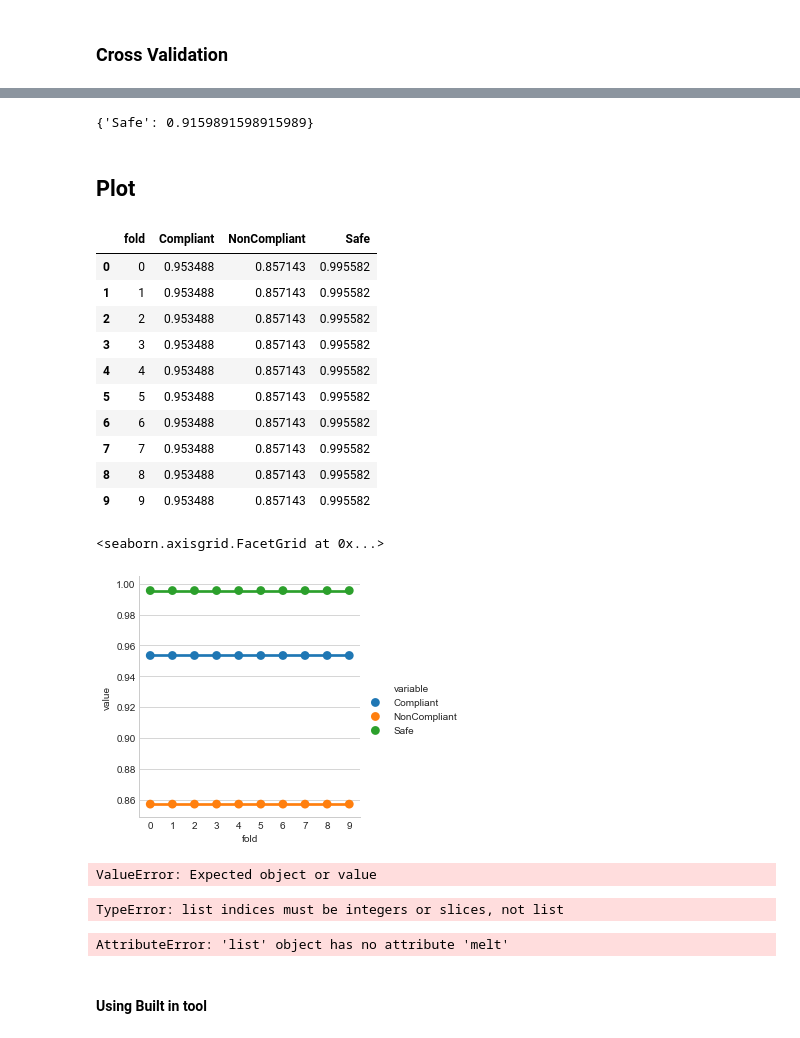
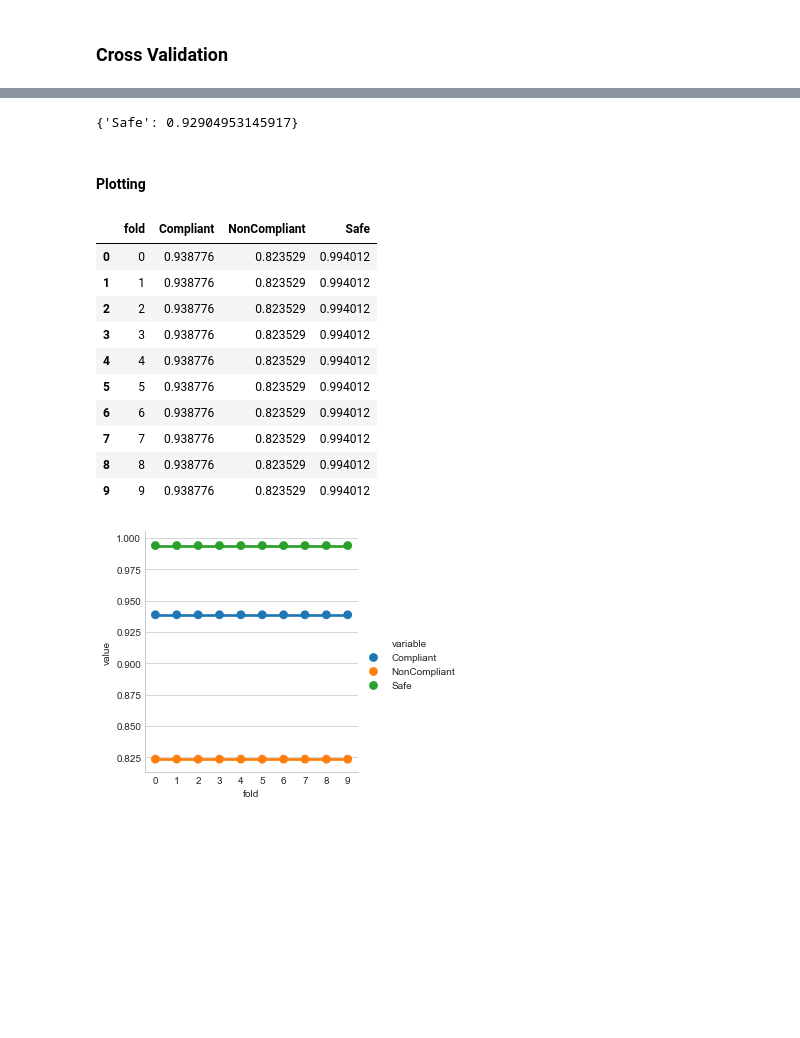
Before and after one commit to GalenWQ/CS321OshaProject, a Jupyter notebook: notebooks/sklearn_tree.ipynb, the cells around one changed output, grey strips where cells are left out. Cells and saved outputs as stored; diff of their text form; code cells hidden in the pictures; blank space fills up the shorter version.

```diff
--- a/notebooks/sklearn_tree.ipynb
+++ b/notebooks/sklearn_tree.ipynb
@@ -62,0 +82,5 @@ array(['Safe', 'Compliant', 'Safe'], dtype=object)
+# %%
+def make_model(X, y):
+    clf = tree.DecisionTreeClassifier()
+    clf = clf.fit(X, y)
+    return clf
@@ -103,9 +192,9 @@ get_scores(y_true, y_pred)
 baseline = np.repeat(y_true.mode(), len(y_true))
 get_scores(y_true, baseline)
 # %% [output]
-{'Safe': 0.9159891598915989}
+{'Safe': 0.92904953145917}
 # %% [markdown]
-## Plot
+#### Plotting
 # %%
 import seaborn as sns
 sns.set_style("whitegrid")
@@ -128,41 +217,24 @@ data = data.reset_index()
 data
 # %% [output]
 |  | fold | Compliant | NonCompliant | Safe |
-| 0 | 0 | 0.953488 | 0.857143 | 0.995582 |
-| 1 | 1 | 0.953488 | 0.857143 | 0.995582 |
-| 2 | 2 | 0.953488 | 0.857143 | 0.995582 |
-| 3 | 3 | 0.953488 | 0.857143 | 0.995582 |
-| 4 | 4 | 0.953488 | 0.857143 | 0.995582 |
-| 5 | 5 | 0.953488 | 0.857143 | 0.995582 |
-| 6 | 6 | 0.953488 | 0.857143 | 0.995582 |
-| 7 | 7 | 0.953488 | 0.857143 | 0.995582 |
-| 8 | 8 | 0.953488 | 0.857143 | 0.995582 |
-| 9 | 9 | 0.953488 | 0.857143 | 0.995582 |
+| 0 | 0 | 0.938776 | 0.823529 | 0.994012 |
+| 1 | 1 | 0.938776 | 0.823529 | 0.994012 |
+| 2 | 2 | 0.938776 | 0.823529 | 0.994012 |
+| 3 | 3 | 0.938776 | 0.823529 | 0.994012 |
+| 4 | 4 | 0.938776 | 0.823529 | 0.994012 |
+| 5 | 5 | 0.938776 | 0.823529 | 0.994012 |
+| 6 | 6 | 0.938776 | 0.823529 | 0.994012 |
+| 7 | 7 | 0.938776 | 0.823529 | 0.994012 |
+| 8 | 8 | 0.938776 | 0.823529 | 0.994012 |
+| 9 | 9 | 0.938776 | 0.823529 | 0.994012 |
 # %%
 melted_data = data.melt(
     id_vars='fold',
     value_vars=['Compliant', 'NonCompliant', 'Safe'])
 # %%
-sns.factorplot(
+p = sns.factorplot(
     x="fold", y="value",
     hue='variable', data=melted_data)
+p.savefig('../images/f1_sklearn_dec_tree.png')
 # %% [output]
-<seaborn.axisgrid.FacetGrid at 0x...>
-[figure, old version]
+[figure, new version]
-# %%
-res = pd.read_json('all_results.json')
-res.index.name = 'fold'
-res = res.reset_index()
-res
-# %% [output]
-ValueError: Expected object or value
-# %%
-res = res[['overall_precision', 'fold']]
-# %% [output]
-TypeError: list indices must be integers or slices, not list
-# %%
-res.melt(
-    id_vars='fold',
-    value_vars=['overall_precision'])
-# %% [output]
-AttributeError: 'list' object has no attribute 'melt'
@@ -173,2 +240,0 @@ sns.factorplot(
-# %% [markdown]
-#### Using Built in tool
```
Also changed, not shown: parts of 25 cells of this notebook, 8 other files.
